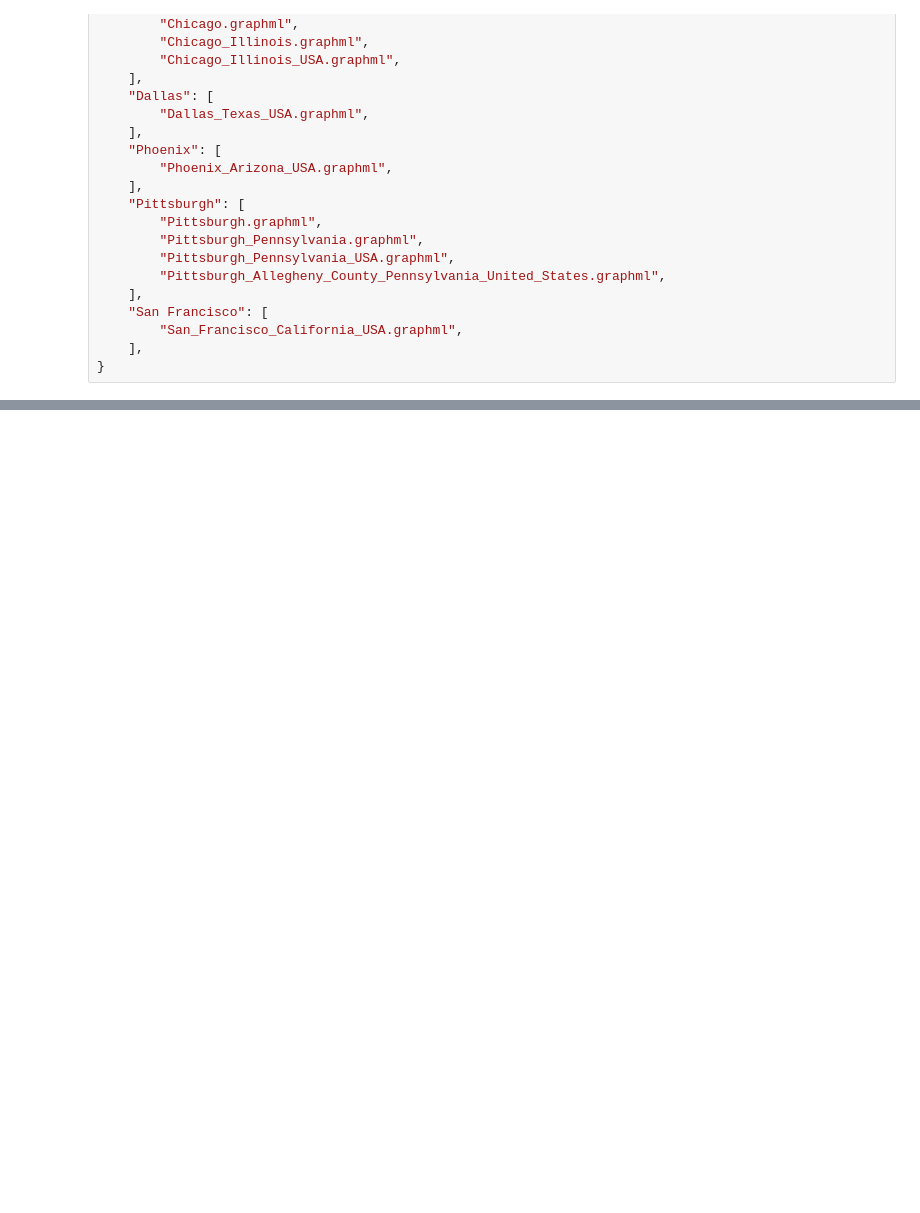
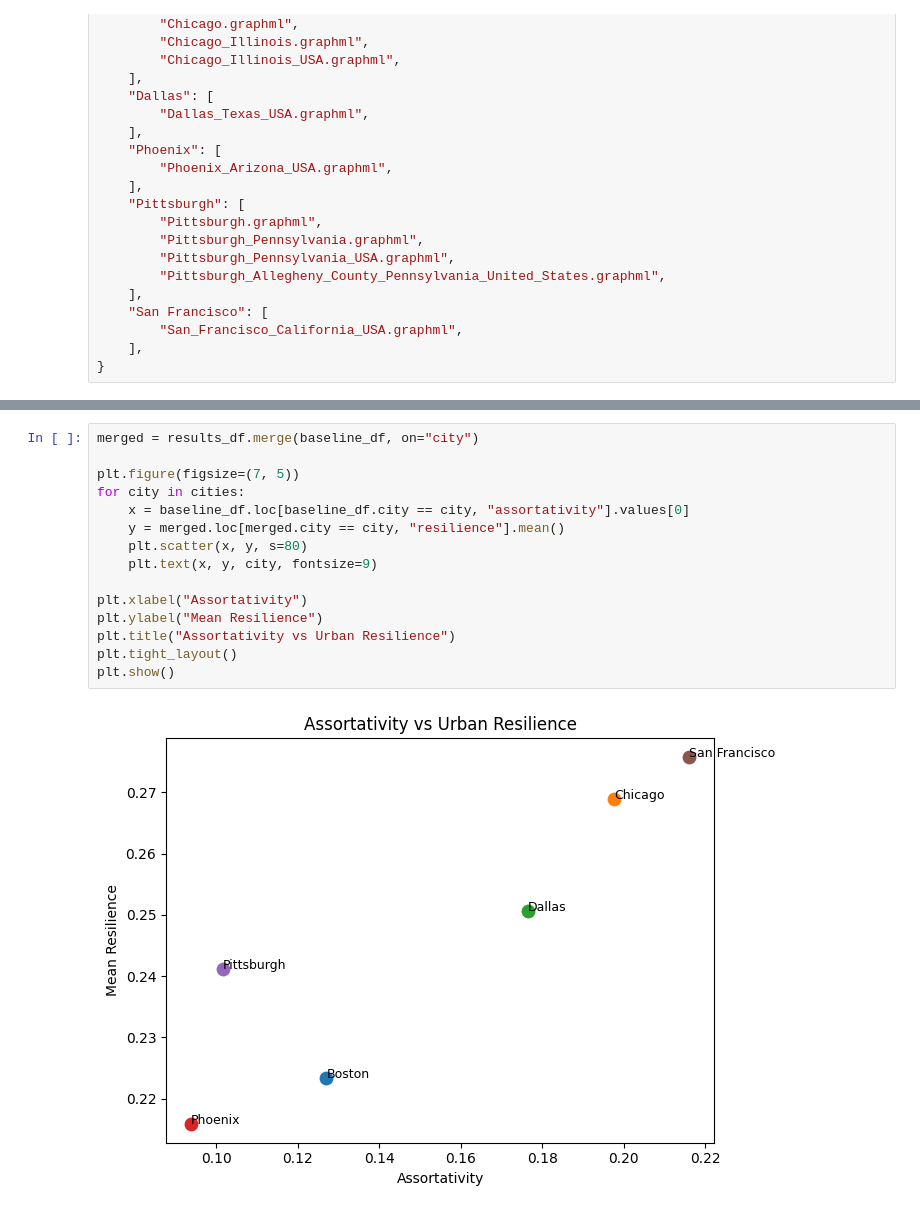
Before and after one commit to surabhi-raghavan/urban-mobility, a Jupyter notebook: backend/urban_resilience/Network.ipynb, the cells around one changed output, grey strips where cells are left out. Cells and saved outputs as stored; diff of their text form; blank space fills up the shorter version.

```diff
--- a/backend/urban_resilience/Network.ipynb
+++ b/backend/urban_resilience/Network.ipynb
@@ -388,0 +307,17 @@ Baseline Network Statistics
+# %%
+merged = results_df.merge(baseline_df, on="city")
+
+plt.figure(figsize=(7, 5))
+for city in cities:
+    x = baseline_df.loc[baseline_df.city == city, "assortativity"].values[0]
+    y = merged.loc[merged.city == city, "resilience"].mean()
+    plt.scatter(x, y, s=80)
+    plt.text(x, y, city, fontsize=9)
+
+plt.xlabel("Assortativity")
+plt.ylabel("Mean Resilience")
+plt.title("Assortativity vs Urban Resilience")
+plt.tight_layout()
+plt.show()
+# %% [output]
+[figure, added]
```
Also changed, not shown: parts of 13 cells of this notebook, 2 other files.
